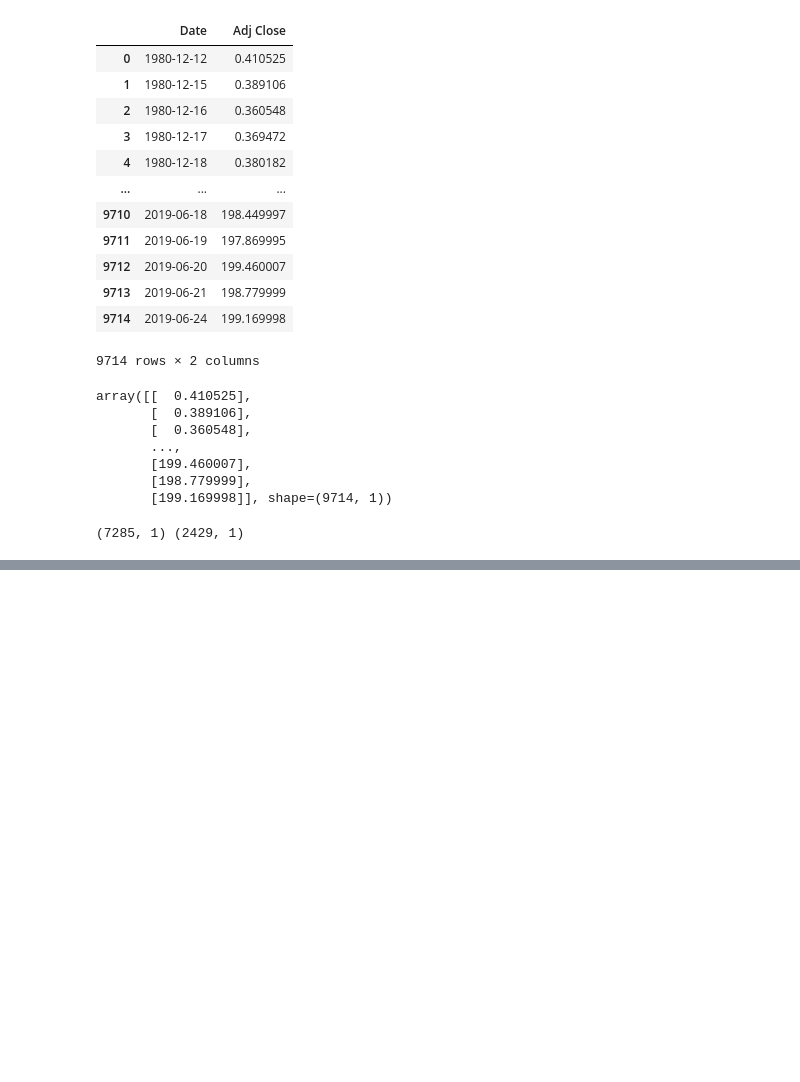
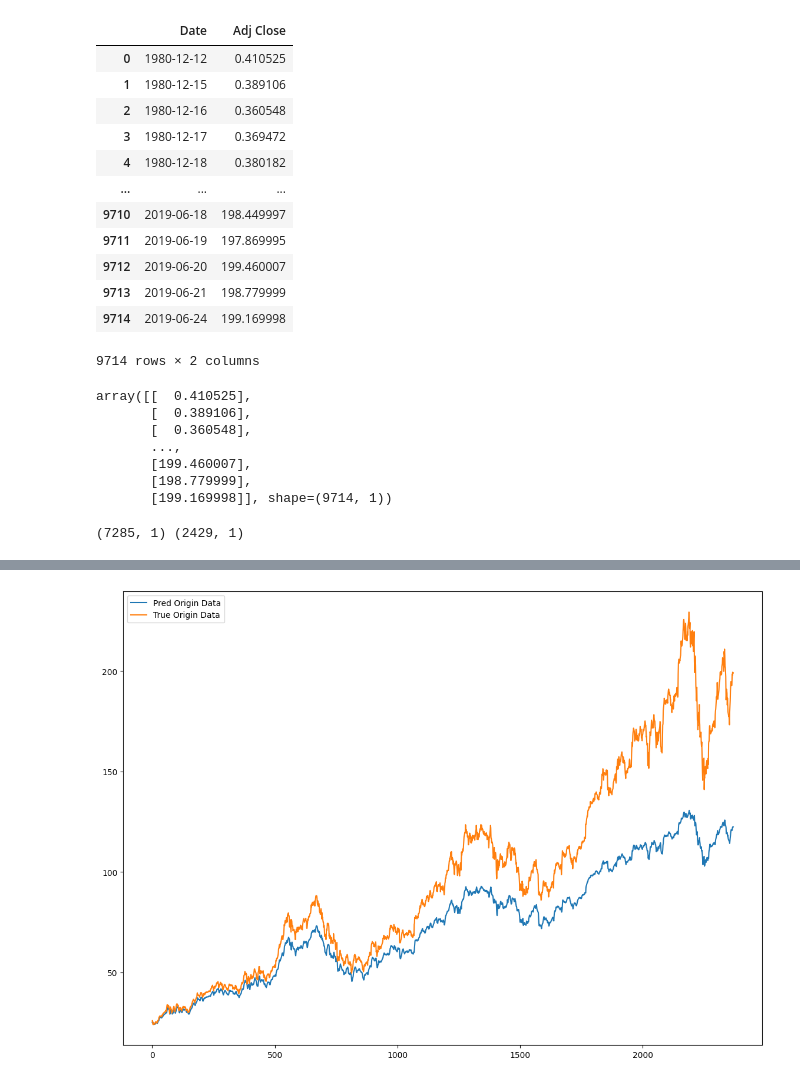
Before and after one commit to bsmoon-86/multicam_2025, a Jupyter notebook: 251015/03_exam.ipynb, the cells around one changed output, grey strips where cells are left out. Saved outputs shown, nothing was run; the diff lists cells and outputs as text; code cells hidden in the pictures; blank space fills up the shorter version.

```diff
--- a/251015/03_exam.ipynb
+++ b/251015/03_exam.ipynb
@@ -295,0 +308,15 @@ Epoch : 20, train_mse : 0.0012, val_mse : 201.3253
+# %%
+# 스케일링 데이터를 다시 원본의 데이터셋으로 변경
+# inverse_transform() : 스케일링 데이터를 원본으로 변경
+preds_origin = scaler.inverse_transform(preds.reshape(-1, 1)).squeeze()
+trues_origin = scaler.inverse_transform(trues.reshape(-1, 1)).squeeze()
+# %%
+plt.figure(figsize=(14, 10))
+plt.plot(preds_origin, label='Pred Origin Data')
+plt.plot(trues_origin, label='True Origin Data')
+
+plt.legend()
+
+plt.show()
+# %% [output]
+[figure, added]
```
Also changed, not shown: parts of 13 cells of this notebook.
